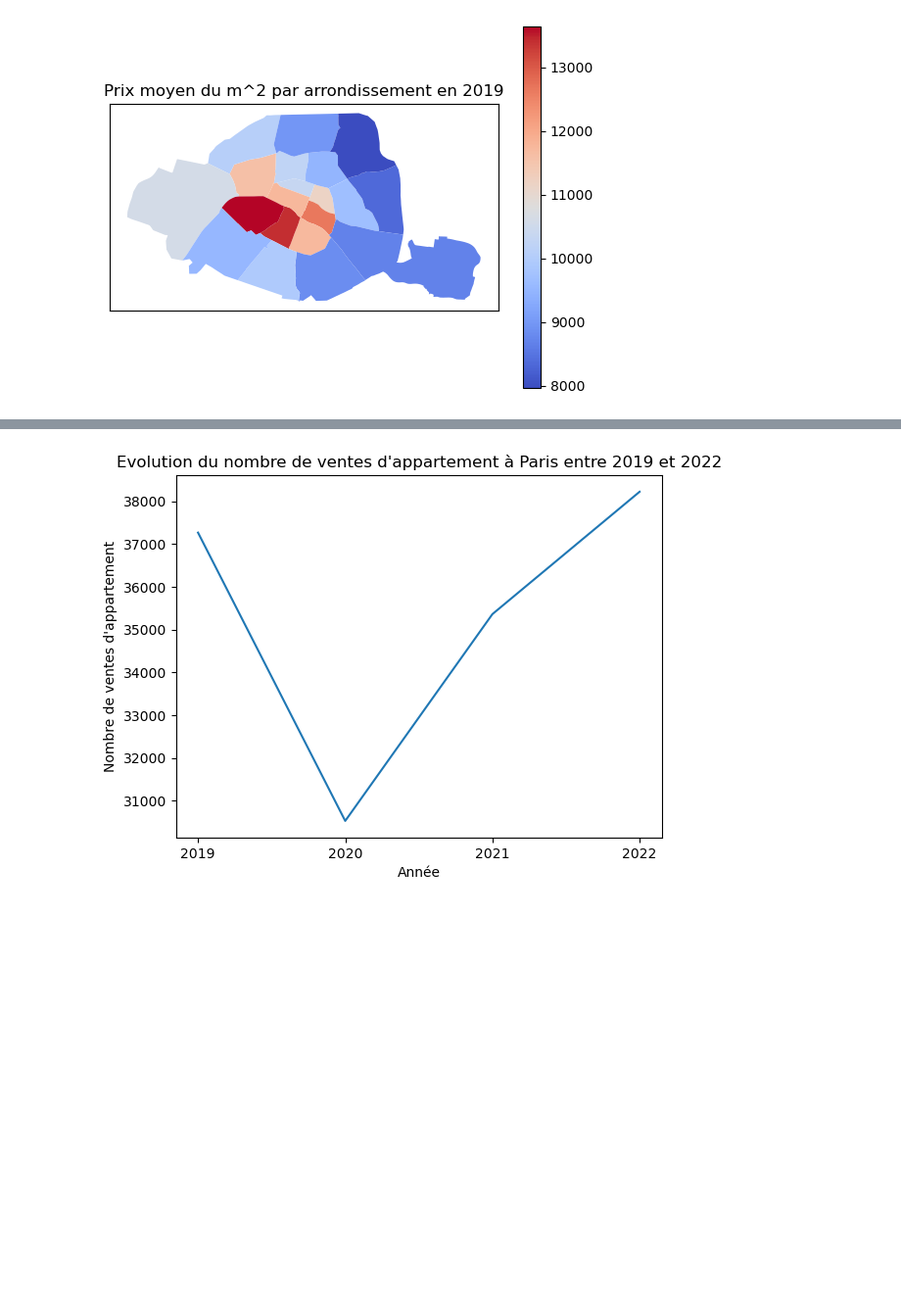
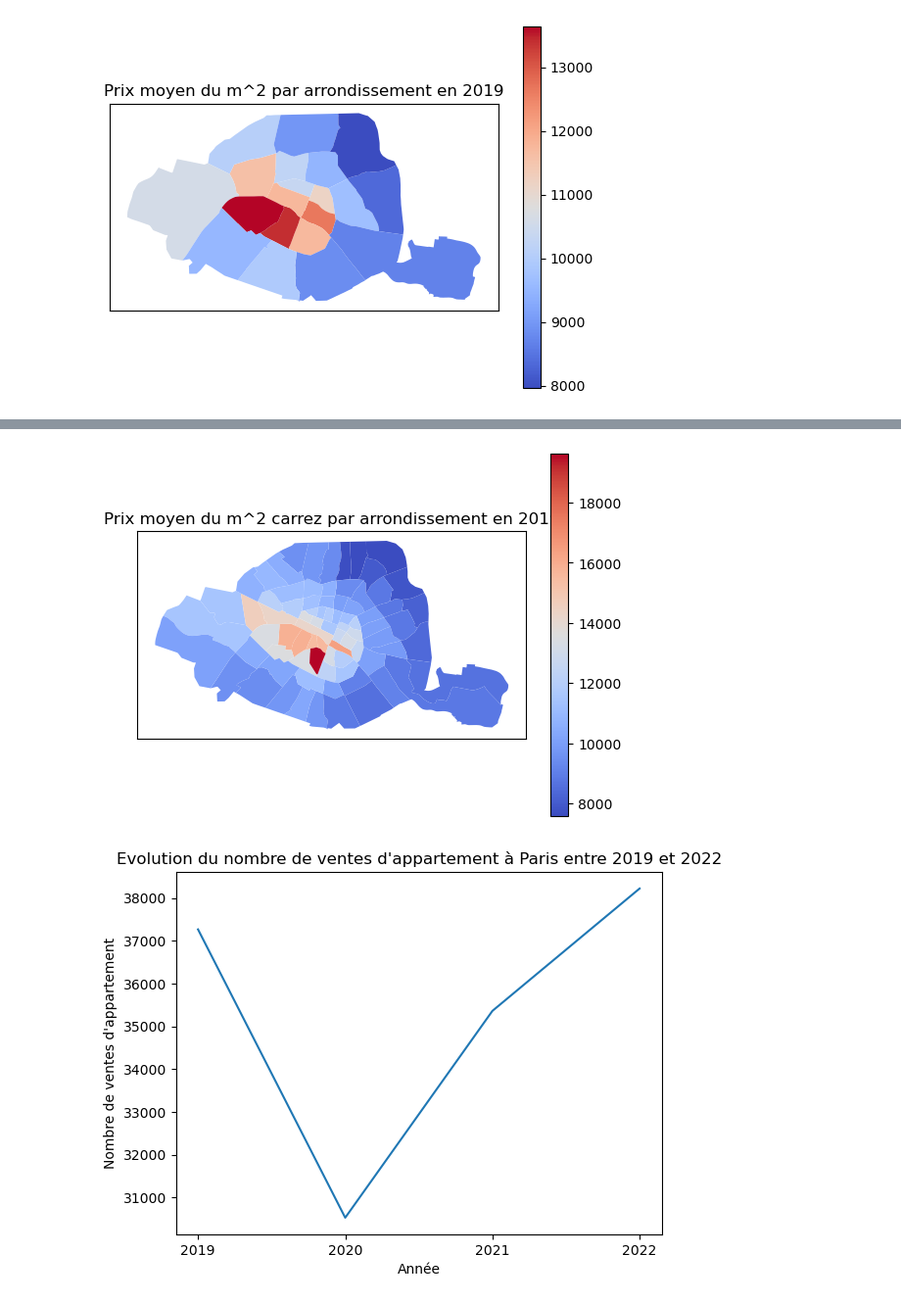
Before and after one commit to Fanny46/Projet-python-2A, a Jupyter notebook: Visualisation/Visualisation_fin.ipynb, the cells around one changed output, grey strips where cells are left out. Shown at 98% size. Drawn from its saved outputs; the diff is of its cells as text; code cells hidden in the pictures; blank space fills up the shorter version.

```diff
--- a/Visualisation/Visualisation_fin.ipynb
+++ b/Visualisation/Visualisation_fin.ipynb
@@ -128 +185,10 @@ carte_prix_moyen_arrodissement(emplacement, année)
+# %%
+"""Test de la fonction pour 2019"""
+
+emplacement = "Données_clean/DVF_75_2019_clean.csv"
+année = '2019'
+
+carte_prix_moyen_carrez_quartier(emplacement, année)
+# %% [output]
+[figure, added]
 # %%
```
Also changed, not shown: parts of 12 cells of this notebook, 7 other files.
